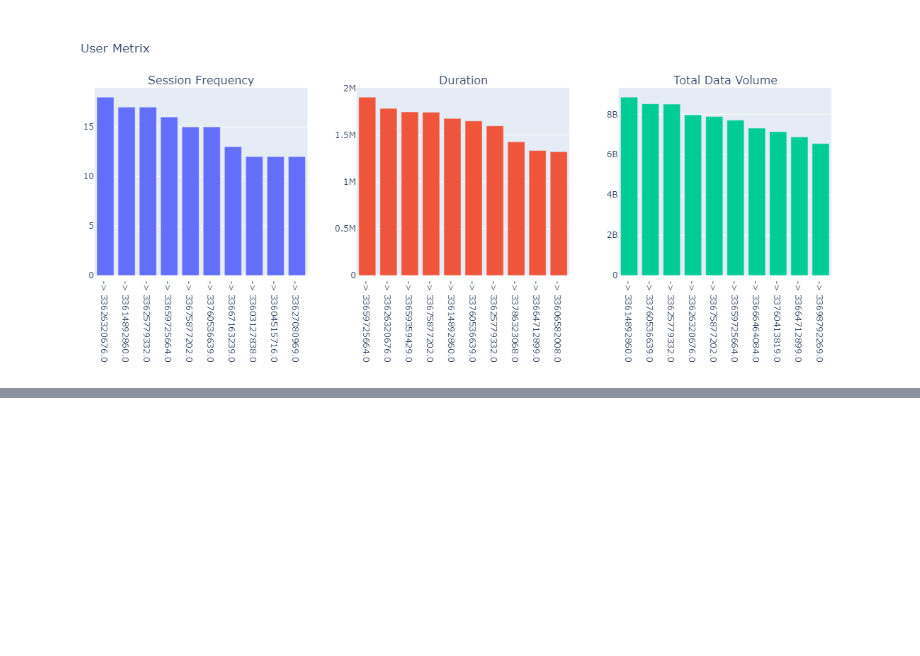
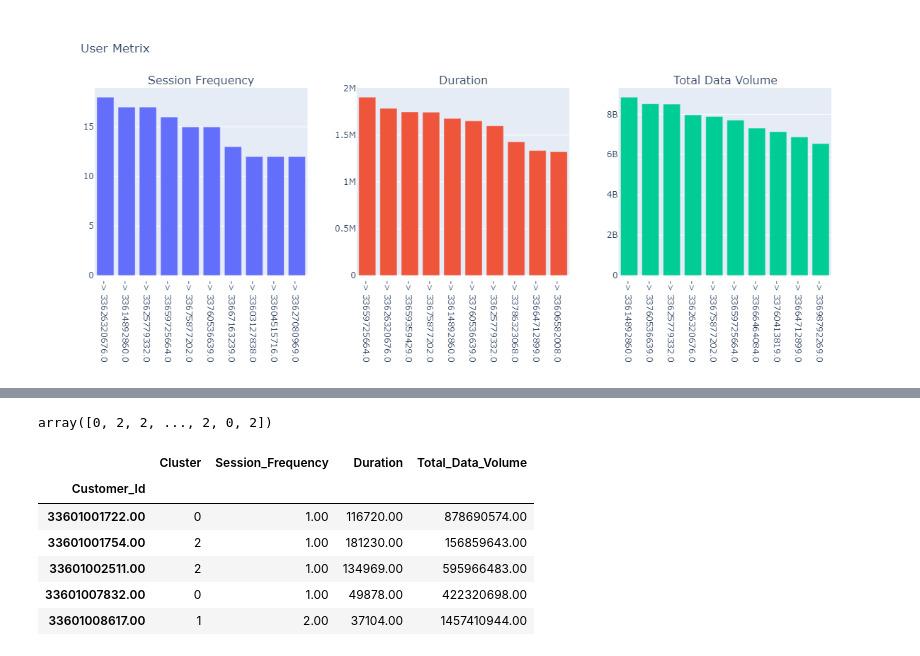
Before and after one commit to yonamg/Telecom-Data-Analysis, a Jupyter notebook: notebook/user_engagement_analysis.ipynb, the cells around one changed output, grey strips where cells are left out. Cells and saved outputs as stored; diff of their text form; code cells hidden in the pictures; blank space fills up the shorter version.

```diff
--- a/notebook/user_engagement_analysis.ipynb
+++ b/notebook/user_engagement_analysis.ipynb
@@ -136,0 +131,17 @@ array([0, 2, 2, ..., 2, 0, 2])
+# %%
+#Labeling in the k-means
+k_means = KMeans(n_clusters=3, random_state=0).fit(normalized_data)
+k_means.labels_
+# %% [output]
+array([0, 2, 2, ..., 2, 0, 2])
+# %%
+user_engage.insert(0, 'Cluster', k_means.labels_)
+user_engage.head()
+# %% [output]
+|  | Cluster | Session_Frequency | Duration | Total_Data_Volume |
+| Customer_Id |  |  |  |  |
+| 33601001722.00 | 0 | 1.00 | 116720.00 | 878690574.00 |
+| 33601001754.00 | 2 | 1.00 | 181230.00 | 156859643.00 |
+| 33601002511.00 | 2 | 1.00 | 134969.00 | 595966483.00 |
+| 33601007832.00 | 0 | 1.00 | 49878.00 | 422320698.00 |
+| 33601008617.00 | 1 | 2.00 | 37104.00 | 1457410944.00 |
```
Also changed, not shown: parts of 16 cells of this notebook.
